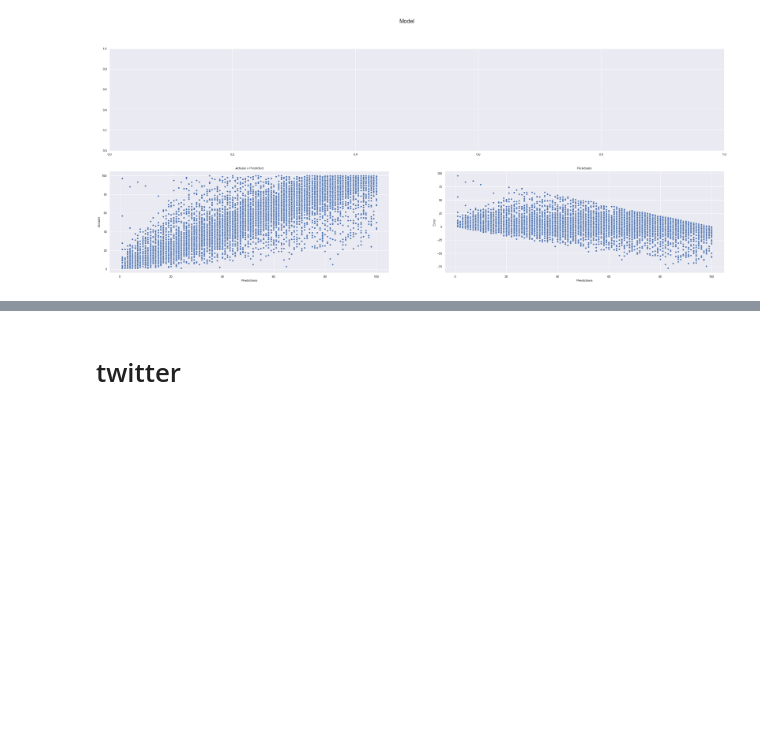
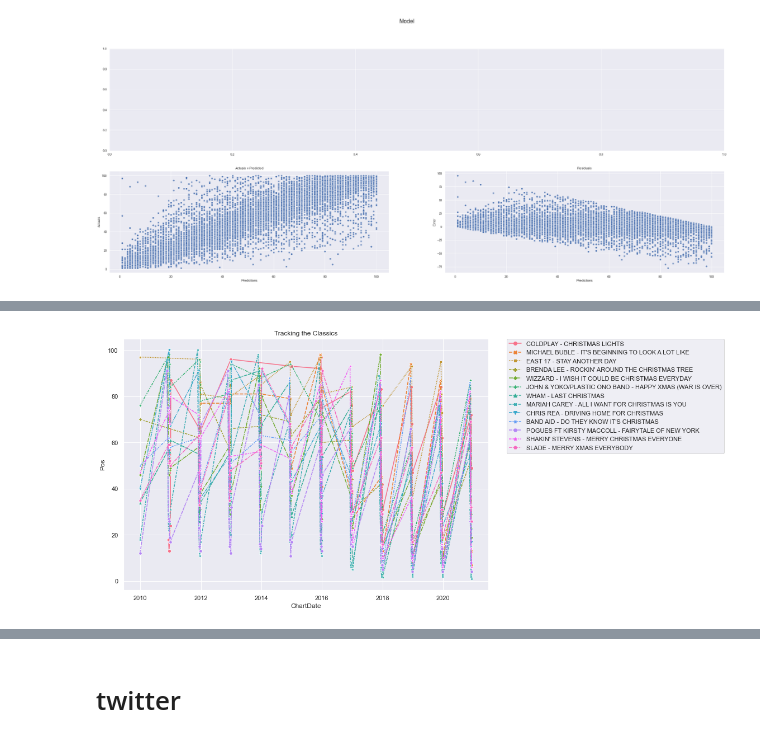
Before and after one commit to MasterAir/christmas_jamboree, a Jupyter notebook: 2_ChartPos_EDA.ipynb, the cells around one changed output, grey strips where cells are left out. Drawn from its saved outputs; the diff is of its cells as text; code cells hidden in the pictures; blank space fills up the shorter version.

```diff
--- a/2_ChartPos_EDA.ipynb
+++ b/2_ChartPos_EDA.ipynb
@@ -296,0 +317,4 @@ def plot_results(preds, actuals, title=f"Model", show_mae_plot=False):
+# %%
+classics = df[df["ChartMonth"]==12].groupby("ARTIST_AND_SONG")["ChartYear"].nunique().sort_values()
+classics = classics[classics>9].index
+classics
@@ -296,0 +336,19 @@ def plot_results(preds, actuals, title=f"Model", show_mae_plot=False):
+# %%
+df["RANK"] = df["ARTIST_AND_SONG"].map(dict(zip(classics,range(1,1+len(classics)))))
+# %%
+df_latesthits = df[df["ARTIST_AND_SONG"].isin(classics)]
+
+df_latesthits = df_latesthits.sort_values(["RANK", "ChartDate"])
+
+sns.lineplot(data = df_latesthits[df_latesthits["ChartDate"]>dt.datetime(2009,1,1)],
+x = "ChartDate",
+y = "Pos",
+style="ARTIST_AND_SONG", hue="ARTIST_AND_SONG", markers=True, )
+
+# Put the legend out of the figure
+plt.legend(bbox_to_anchor=(1.05, 1), loc=2, borderaxespad=0.)
+
+plt.title("Tracking the Classics")
+plt.show()
+# %% [output]
+[figure, added]
```
Also changed, not shown: parts of 6 cells of this notebook.
